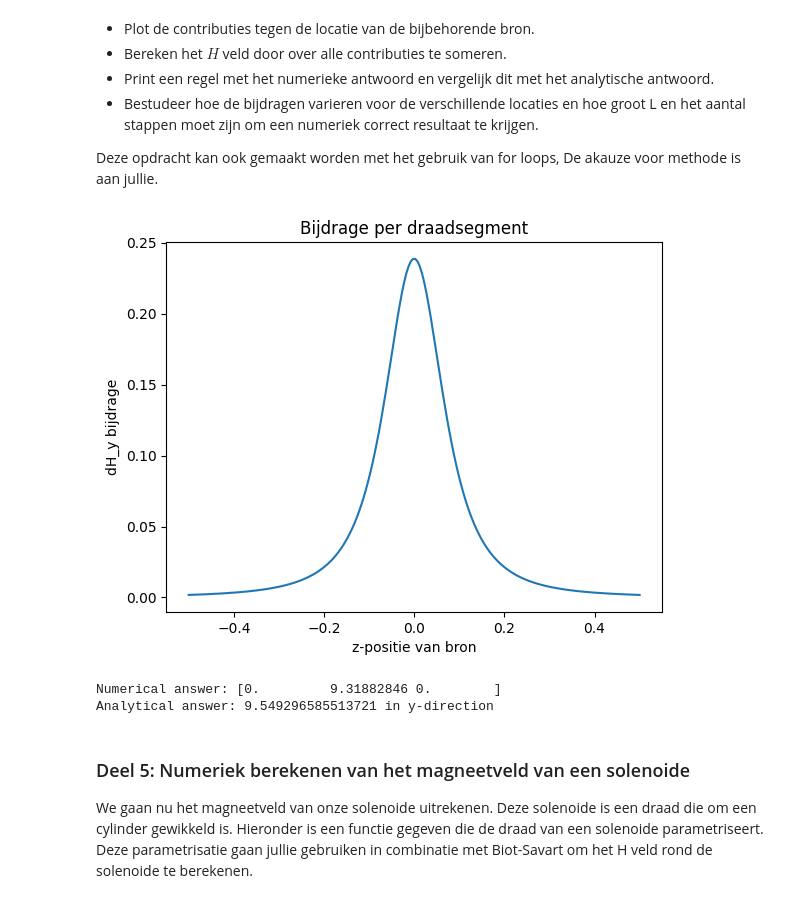
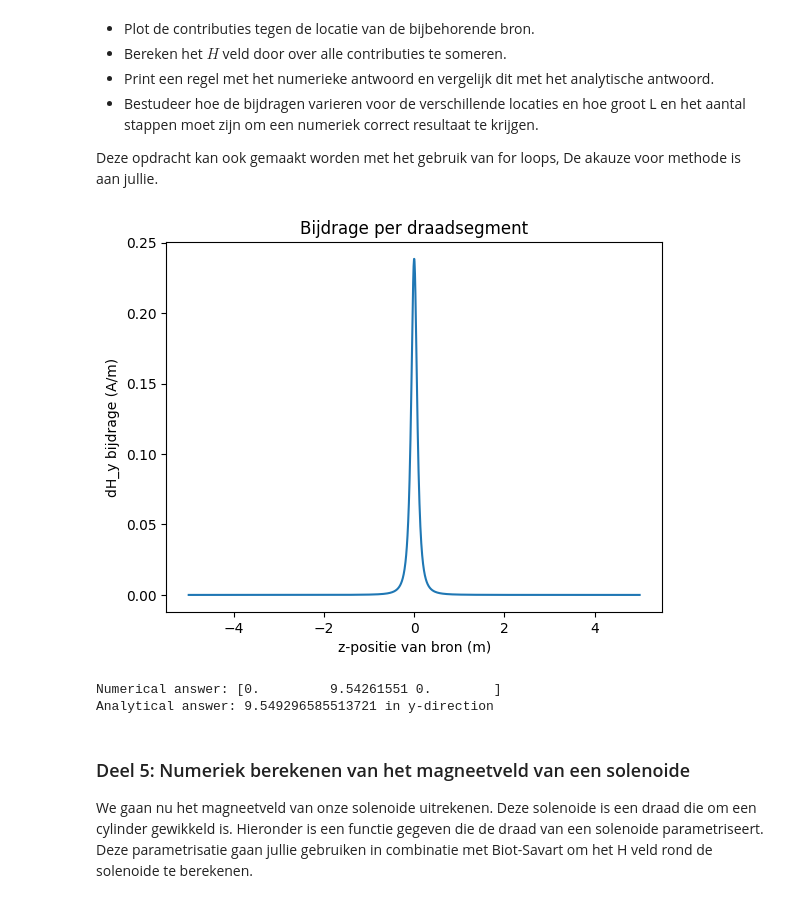
Before and after one commit to sralmulder-hash/opdrachten-DEF-D, a Jupyter notebook: KrachtactuatorOpdracht.ipynb, the cells around one changed output. Saved outputs shown, nothing was run; the diff lists cells and outputs as text; code cells hidden in the pictures.

```diff
--- a/KrachtactuatorOpdracht.ipynb
+++ b/KrachtactuatorOpdracht.ipynb
@@ -331,7 +317,7 @@ De functie moet het magneetveld van een lijnelement $d\mathbf{l}$ berekenen. Geb
 Bereken met deze functie alle componenten van het magneetveld voor een veldpositie op $x=0.1$ m voor een stroombronelement in de oorsprong met een stroom van 6 A een lengte van $d\mathbf{l}$ gelijk aan $L/64$. Print het analytische en numerieke antwoord naar de command line en controleer dat het magneetveld gelijk is aan $\mathbf{H} =  0.00746 \hat{\mathbf{y}}$ A/m is.
 # %%
 # parameters
-L_draad = 0.01  # m
+L_draad = 0.1  # m
 dl=np.array([0, 0, L_draad/64]) #m
 r_field=np.array([0.1, 0, 0]) #m
 r_source=np.array([0, 0, 0]) #m
@@ -380,8 +366,8 @@ import numpy as np
 import matplotlib.pyplot as plt
 
 # Parameters
-L_draad = 1.0 # m
-N = 200       # aantal delen
+L_draad = 10 # m
+N = 2000       # aantal delen
 I = 6         # A
 
 dl = np.array([0, 0, L_draad/N])   # deel van draad
@@ -390,43 +376,42 @@ r_field = np.array([0.1, 0, 0])
 #  Functie uit opdracht 11
 def field_current_element(r_field, r_source, dl):
     r_curly = r_field - r_source
     r_mag = np.linalg.norm(r_curly)
     cross_product = np.cross( dl,r_curly)
     dH = (1/(4*np.pi)) * I * cross_product / (r_mag**3)
     return dH
 
 #  all bronpunten in z-richting
 z_positions = np.linspace(-L_draad/2, L_draad/2, N)
 
 # Berekenen van alle bijdragen
-dH_list = []
+dH_array = np.zeros((N,3))
 
-for z in z_positions:
-    r_source = np.array([0, 0, z])
+for z in range(len(z_positions)):
+    r_source = np.array([0, 0, z_positions[z]])
     dH = field_current_element(r_field, r_source, dl)
-    dH_list.append(dH)
+    dH_array[z] = dH
 
-dH_array = np.array(dH_list)
-
+H_tot = np.sum(dH_array,axis=0)
 # 🔹 Plotten
 plt.plot(z_positions, dH_array[:,1])
-plt.xlabel("z-positie van bron")
-plt.ylabel("dH_y bijdrage")
+plt.xlabel("z-positie van bron (m)")
+plt.ylabel("dH_y bijdrage (A/m)")
 plt.title("Bijdrage per draadsegment")
 plt.show()
 
 #  Sommeer alle bijdragen
 H_total = np.sum(dH_array, axis=0)
 
 # Analytisch antwoord (oneindige draad)
 H_analytical = I / (2*np.pi*0.1)
 
 # waarden printen
 print(f'Numerical answer: {H_total}')
 print(f'Analytical answer: {H_analytical} in y-direction')
 # %% [output]
-[figure, old version]
+[figure, new version]
-Numerical answer: [0.         9.31882846 0.        ]
+Numerical answer: [0.         9.54261551 0.        ]
 Analytical answer: 9.549296585513721 in y-direction
 # %% [markdown]
 ### Deel 5: Numeriek berekenen van het magneetveld van een solenoide
```
Also changed, not shown: parts of 15 cells of this notebook, 1 other file.
